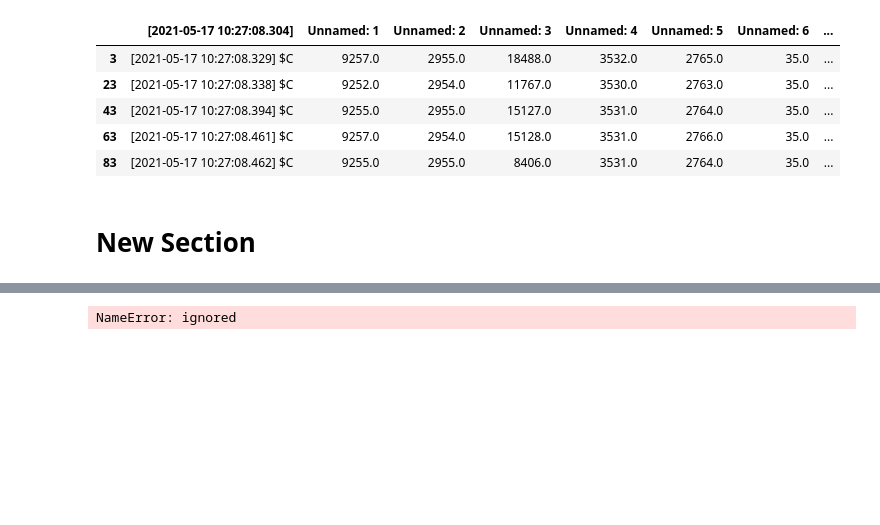
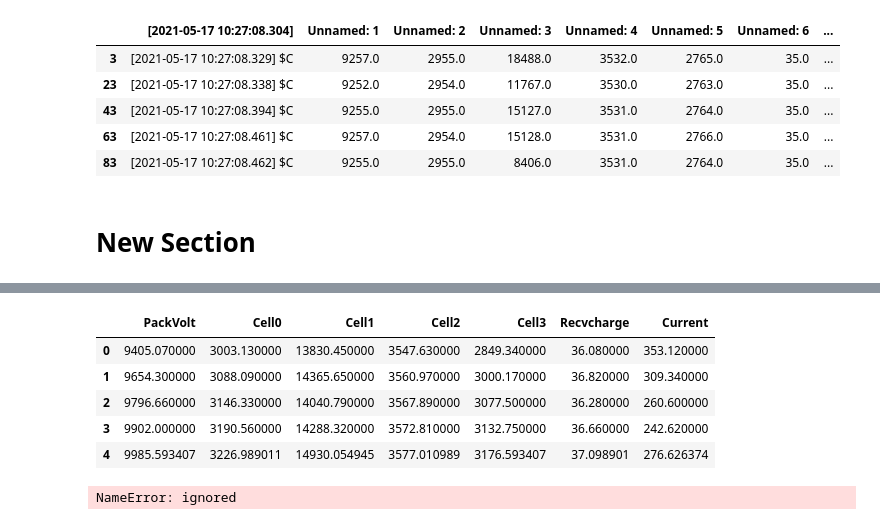
Before and after one commit to priyasathish13/https-classroom.github.com-a-sjC9IRF1, a Jupyter notebook: Welcome_To_Colaboratory.ipynb, the cells around one changed output, grey strips where cells are left out. Drawn from its saved outputs; the diff is of its cells as text; code cells hidden in the pictures; blank space fills up the shorter version.

```diff
--- a/Welcome_To_Colaboratory.ipynb
+++ b/Welcome_To_Colaboratory.ipynb
@@ -126,3 +116,12 @@ data.describe
+# %%
+CellData1.groupby(np.arange(len(CellData1))//100).mean()
+# %% [output]
+|  | PackVolt | Cell0 | Cell1 | Cell2 | Cell3 | Recvcharge | Current |
+| 0 | 9405.070000 | 3003.130000 | 13830.450000 | 3547.630000 | 2849.340000 | 36.080000 | 353.120000 |
+| 1 | 9654.300000 | 3088.090000 | 14365.650000 | 3560.970000 | 3000.170000 | 36.820000 | 309.340000 |
+| 2 | 9796.660000 | 3146.330000 | 14040.790000 | 3567.890000 | 3077.500000 | 36.280000 | 260.600000 |
+| 3 | 9902.000000 | 3190.560000 | 14288.320000 | 3572.810000 | 3132.750000 | 36.660000 | 242.620000 |
+| 4 | 9985.593407 | 3226.989011 | 14930.054945 | 3577.010989 | 3176.593407 | 37.098901 | 276.626374 |
 # %%
 plotdata.corr()
 # %% [output]
```
Also changed, not shown: parts of 5 cells of this notebook.
